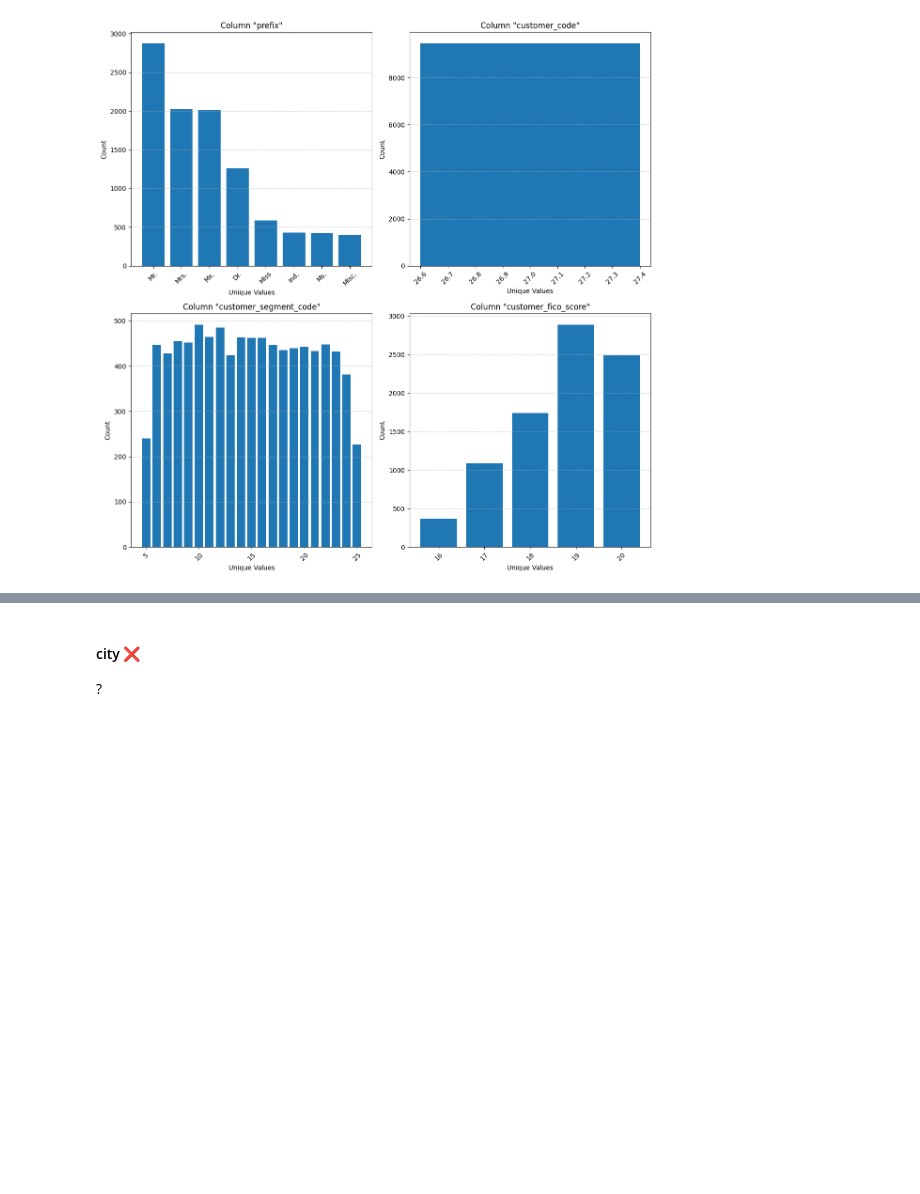
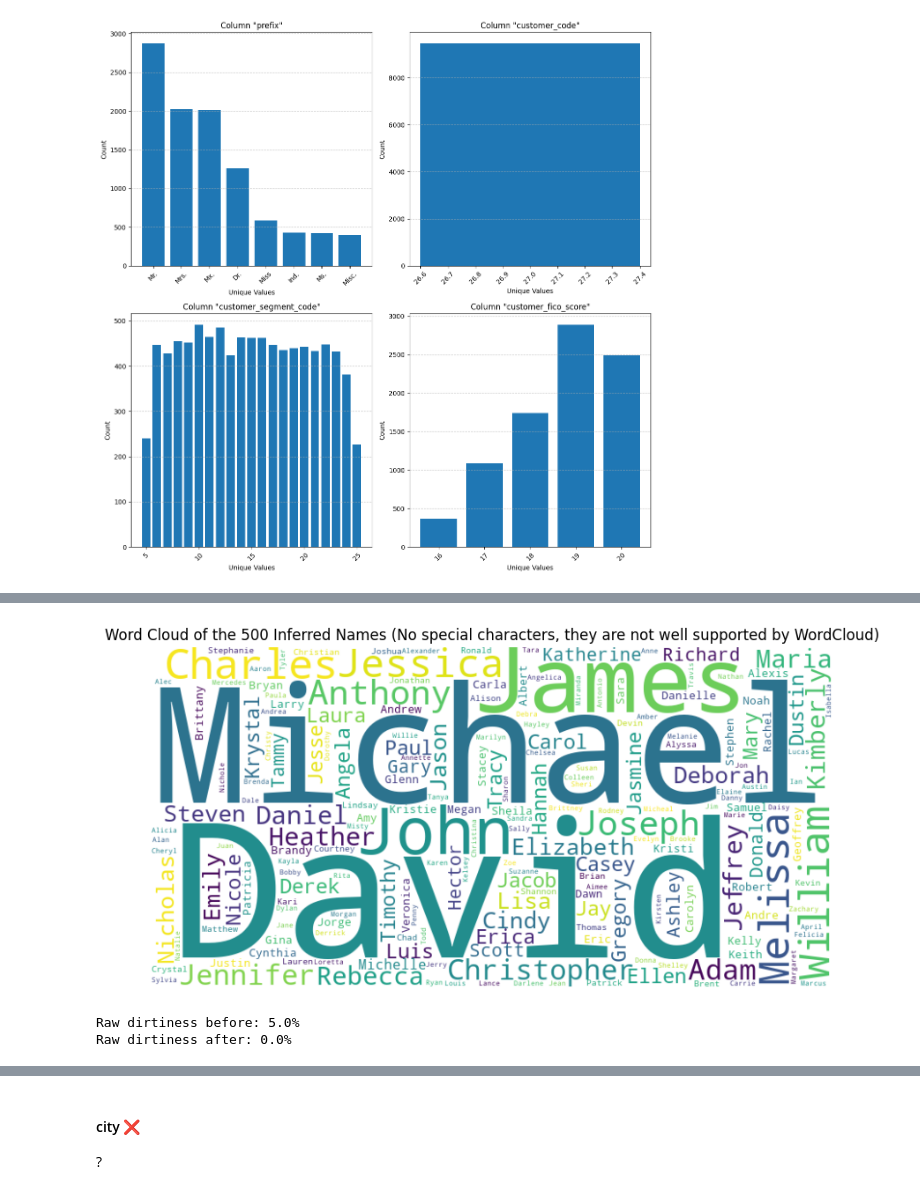
Before and after one commit to Romain-Jochum/ECC_Data_Cleansing, a Jupyter notebook: final_project.ipynb, the cells around one changed output, grey strips where cells are left out. Drawn from its saved outputs; the diff is of its cells as text; code cells hidden in the pictures; blank space fills up the shorter version.

```diff
--- a/final_project.ipynb
+++ b/final_project.ipynb
@@ -302 +421,12 @@ Difference between Original and Cleaned DataFrames:
+# %%
+firstname_clean_obj.generate_wordcloud(names = firstname_clean_obj.inferred_names, description = 'Inferred Names')
+firstname_clean_obj.raw_dirtiness()
+# %% [output]
+[figure, added]
+# %%
+firstname_clean_obj.print_dirtiness("Raw",firstname_clean_obj.raw_dirtiness_percentages[0], firstname_clean_obj.raw_dirtiness_percentages[1])
+del firstname_clean_obj
+# %% [output]
+Raw dirtiness before: 5.0%
+Raw dirtiness after: 0.0%
 # %% [markdown]
```
Also changed, not shown: parts of 62 cells of this notebook, 1 other file.
